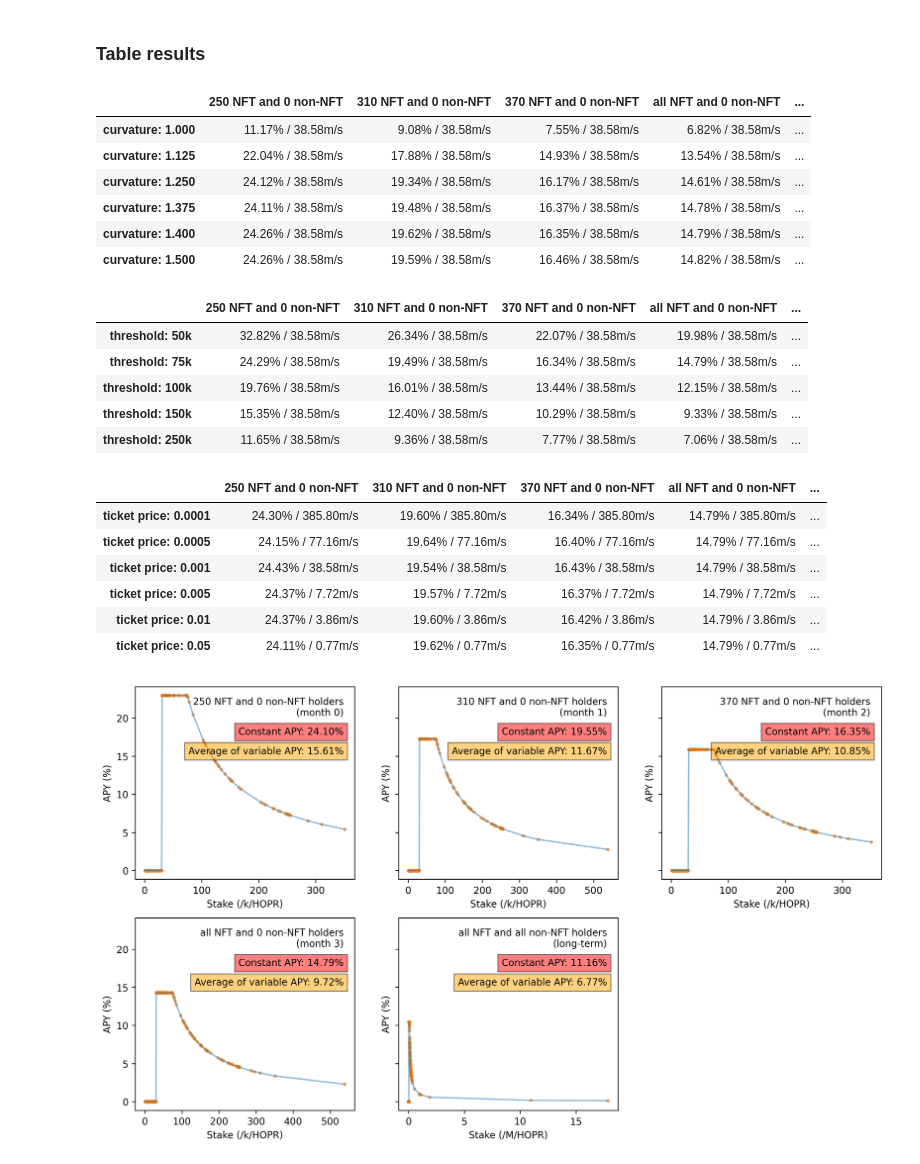
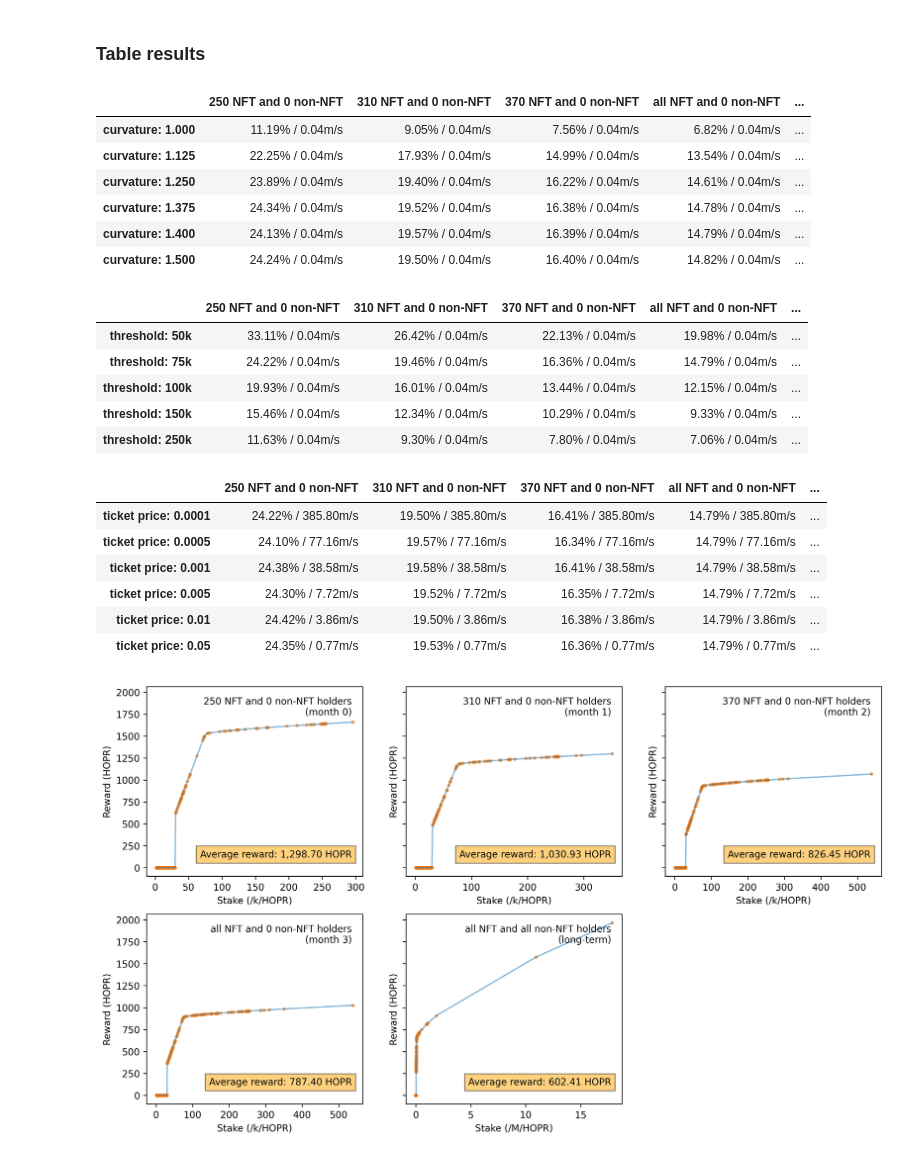
Before and after one commit to hoprnet/ct-research, a Jupyter notebook: ct-app/__simulations__/apy_comparison.ipynb, the cells around one changed output. Saved outputs shown, nothing was run; the diff lists cells and outputs as text; code cells hidden in the pictures.

Commit message:
compute reward

```diff
--- a/ct-app/__simulations__/apy_comparison.ipynb
+++ b/ct-app/__simulations__/apy_comparison.ipynb
@@ -250,7 +250,7 @@ prefered = {
         "threshold":75e3,
     },
     "ticket_options": { # fixed
-        "price": 0.001, # fixed
+        "price": 1, # fixed
         "winning_probability": 1, # fixed
     },
     "legend": "",
@@ -449,12 +449,12 @@ df_combined = pd.DataFrame(generate_simulation_table(datas, options, counts)[2],
 display(df_combined)
 # %% [output]
 |  | 250 NFT and 0 non-NFT | 310 NFT and 0 non-NFT | 370 NFT and 0 non-NFT | all NFT and 0 non-NFT | ... |
-| curvature: 1.000 | 11.17% / 38.58m/s | 9.08% / 38.58m/s | 7.55% / 38.58m/s | 6.82% / 38.58m/s | ... |
-| curvature: 1.125 | 22.04% / 38.58m/s | 17.88% / 38.58m/s | 14.93% / 38.58m/s | 13.54% / 38.58m/s | ... |
-| curvature: 1.250 | 24.12% / 38.58m/s | 19.34% / 38.58m/s | 16.17% / 38.58m/s | 14.61% / 38.58m/s | ... |
-| curvature: 1.375 | 24.11% / 38.58m/s | 19.48% / 38.58m/s | 16.37% / 38.58m/s | 14.78% / 38.58m/s | ... |
-| curvature: 1.400 | 24.26% / 38.58m/s | 19.62% / 38.58m/s | 16.35% / 38.58m/s | 14.79% / 38.58m/s | ... |
-| curvature: 1.500 | 24.26% / 38.58m/s | 19.59% / 38.58m/s | 16.46% / 38.58m/s | 14.82% / 38.58m/s | ... |
+| curvature: 1.000 | 11.19% / 0.04m/s | 9.05% / 0.04m/s | 7.56% / 0.04m/s | 6.82% / 0.04m/s | ... |
+| curvature: 1.125 | 22.25% / 0.04m/s | 17.93% / 0.04m/s | 14.99% / 0.04m/s | 13.54% / 0.04m/s | ... |
+| curvature: 1.250 | 23.89% / 0.04m/s | 19.40% / 0.04m/s | 16.22% / 0.04m/s | 14.61% / 0.04m/s | ... |
+| curvature: 1.375 | 24.34% / 0.04m/s | 19.52% / 0.04m/s | 16.38% / 0.04m/s | 14.78% / 0.04m/s | ... |
+| curvature: 1.400 | 24.13% / 0.04m/s | 19.57% / 0.04m/s | 16.39% / 0.04m/s | 14.79% / 0.04m/s | ... |
+| curvature: 1.500 | 24.24% / 0.04m/s | 19.50% / 0.04m/s | 16.40% / 0.04m/s | 14.82% / 0.04m/s | ... |
 # %%
 thresholds = [50e3, 75e3, 100e3, 150e3, 250e3]
 rows = [f"threshold: {int(threshold/1e3)}k" for threshold in thresholds]
@@ -468,11 +468,11 @@ df_combined = pd.DataFrame(generate_simulation_table(datas, options, counts)[2],
 display(df_combined)
 # %% [output]
 |  | 250 NFT and 0 non-NFT | 310 NFT and 0 non-NFT | 370 NFT and 0 non-NFT | all NFT and 0 non-NFT | ... |
-| threshold: 50k | 32.82% / 38.58m/s | 26.34% / 38.58m/s | 22.07% / 38.58m/s | 19.98% / 38.58m/s | ... |
-| threshold: 75k | 24.29% / 38.58m/s | 19.49% / 38.58m/s | 16.34% / 38.58m/s | 14.79% / 38.58m/s | ... |
-| threshold: 100k | 19.76% / 38.58m/s | 16.01% / 38.58m/s | 13.44% / 38.58m/s | 12.15% / 38.58m/s | ... |
-| threshold: 150k | 15.35% / 38.58m/s | 12.40% / 38.58m/s | 10.29% / 38.58m/s | 9.33% / 38.58m/s | ... |
-| threshold: 250k | 11.65% / 38.58m/s | 9.36% / 38.58m/s | 7.77% / 38.58m/s | 7.06% / 38.58m/s | ... |
+| threshold: 50k | 33.11% / 0.04m/s | 26.42% / 0.04m/s | 22.13% / 0.04m/s | 19.98% / 0.04m/s | ... |
+| threshold: 75k | 24.22% / 0.04m/s | 19.46% / 0.04m/s | 16.36% / 0.04m/s | 14.79% / 0.04m/s | ... |
+| threshold: 100k | 19.93% / 0.04m/s | 16.01% / 0.04m/s | 13.44% / 0.04m/s | 12.15% / 0.04m/s | ... |
+| threshold: 150k | 15.46% / 0.04m/s | 12.34% / 0.04m/s | 10.29% / 0.04m/s | 9.33% / 0.04m/s | ... |
+| threshold: 250k | 11.63% / 0.04m/s | 9.30% / 0.04m/s | 7.80% / 0.04m/s | 7.06% / 0.04m/s | ... |
 # %%
 ticket_prices = [0.0001, 0.0005, 0.001, 0.005, 0.01, 0.05]
 rows = [f"ticket price: {price}" for price in ticket_prices]
@@ -486,12 +486,12 @@ df_combined = pd.DataFrame(generate_simulation_table(datas, options, counts)[2],
 display(df_combined)
 # %% [output]
 |  | 250 NFT and 0 non-NFT | 310 NFT and 0 non-NFT | 370 NFT and 0 non-NFT | all NFT and 0 non-NFT | ... |
-| ticket price: 0.0001 | 24.30% / 385.80m/s | 19.60% / 385.80m/s | 16.34% / 385.80m/s | 14.79% / 385.80m/s | ... |
-| ticket price: 0.0005 | 24.15% / 77.16m/s | 19.64% / 77.16m/s | 16.40% / 77.16m/s | 14.79% / 77.16m/s | ... |
-| ticket price: 0.001 | 24.43% / 38.58m/s | 19.54% / 38.58m/s | 16.43% / 38.58m/s | 14.79% / 38.58m/s | ... |
-| ticket price: 0.005 | 24.37% / 7.72m/s | 19.57% / 7.72m/s | 16.37% / 7.72m/s | 14.79% / 7.72m/s | ... |
-| ticket price: 0.01 | 24.37% / 3.86m/s | 19.60% / 3.86m/s | 16.42% / 3.86m/s | 14.79% / 3.86m/s | ... |
-| ticket price: 0.05 | 24.11% / 0.77m/s | 19.62% / 0.77m/s | 16.35% / 0.77m/s | 14.79% / 0.77m/s | ... |
+| ticket price: 0.0001 | 24.22% / 385.80m/s | 19.50% / 385.80m/s | 16.41% / 385.80m/s | 14.79% / 385.80m/s | ... |
+| ticket price: 0.0005 | 24.10% / 77.16m/s | 19.57% / 77.16m/s | 16.34% / 77.16m/s | 14.79% / 77.16m/s | ... |
+| ticket price: 0.001 | 24.38% / 38.58m/s | 19.58% / 38.58m/s | 16.41% / 38.58m/s | 14.79% / 38.58m/s | ... |
+| ticket price: 0.005 | 24.30% / 7.72m/s | 19.52% / 7.72m/s | 16.35% / 7.72m/s | 14.79% / 7.72m/s | ... |
+| ticket price: 0.01 | 24.42% / 3.86m/s | 19.50% / 3.86m/s | 16.38% / 3.86m/s | 14.79% / 3.86m/s | ... |
+| ticket price: 0.05 | 24.35% / 0.77m/s | 19.53% / 0.77m/s | 16.36% / 0.77m/s | 14.79% / 0.77m/s | ... |
 # %%
 
 _, axes = plt.subplots(2, 3, figsize=(14, 8), dpi=300, sharey=True)
@@ -512,46 +512,48 @@ for opt, ax in zip(options, axes):
     stakes = sorted(stakes)
 
     lin_range = np.linspace(0, max(stakes), 1000)
 
     apys = compute_apy(opt, stakes, percentage=True, average=False, on_stake=True)
     global_apy = probabilistic_apy(datas, [opt], steps=200)[0]["average"] * 100
 
-    average_apy = np.mean([apy for apy, stake in zip(apys, stakes) if stake > 30e3])
+    rewards = [apy*stake/100 / 12 for apy, stake in zip(apys, stakes)]
+
+    average_reward = np.mean([reward for reward, stake in zip(rewards, stakes) if stake > 30e3])
     factor, prefix = factor_and_prefix(stakes[-1])
 
     stakes = [s/factor for s in stakes]
 
-    ax.plot(stakes, apys, alpha=0.5)
-    ax.scatter(stakes, apys, s=8, c="#ff7f0e", alpha=0.5)
+    ax.plot(stakes, rewards, alpha=0.5)
+    ax.scatter(stakes, rewards, s=8, c="#ff7f0e", alpha=0.5)
     ax.text(0.95,
             0.85,
             opt["legend"],
             transform=ax.transAxes,
             horizontalalignment='right')
+    # ax.text(0.95,
+    #         0.15,
+    #         f"Constant APY: {global_apy:.2f}%",
+    #         transform=ax.transAxes,
+    #         horizontalalignment='right',
+    #         bbox=dict(facecolor='red', alpha=0.5),)
     ax.text(0.95,
-            0.75,
-            f"Constant APY: {global_apy:.2f}%",
-            transform=ax.transAxes,
-            horizontalalignment='right',
-            bbox=dict(facecolor='red', alpha=0.5),)
-    ax.text(0.95,
-            0.65,
-            f"Average of variable APY: {average_apy:.2f}%",
+            0.1,
+            f"Average reward: {average_reward:,.2f} HOPR",
             transform=ax.transAxes,
             horizontalalignment='right',
             bbox=dict(facecolor='orange', alpha=0.5),)
 
 
     ax.set_xlabel(f"Stake (/{prefix}/HOPR)")
-    ax.set_ylabel("APY (%)")
+    ax.set_ylabel("Reward (HOPR)")
 
 # remove unused subplots
 for ax in axes[len(options):]:
     ax.remove()
 
 plt.show()
 # %% [output]
-[figure, old version]
+[figure, new version]
 # %%
 investor_node_count = [1, 25, 50, 100, 400]
 hopr_value = 0.041
```
Also changed, not shown: parts of 7 cells of this notebook.
